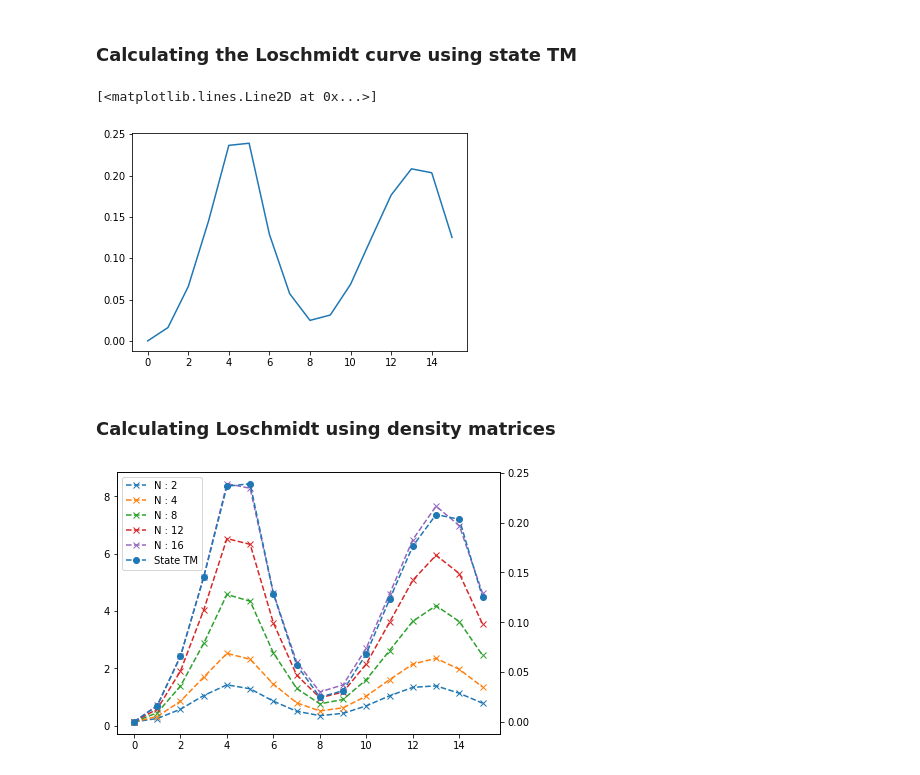
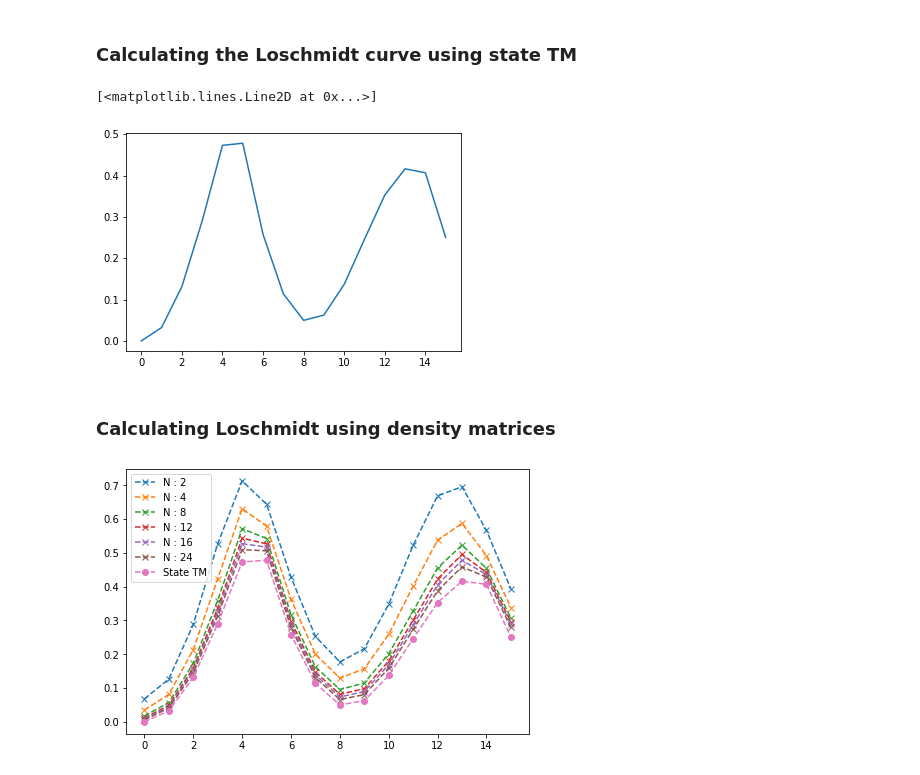
Before and after one commit to vinulw/qdmt, a Jupyter notebook: notebooks/Computing Loschmidt with Density.ipynb, the cells around one changed output. Saved outputs shown, nothing was run; the diff lists cells and outputs as text; code cells hidden in the pictures.

Commit message:
MISC - Fixing normalisation Loschmidt comparison

```diff
--- a/notebooks/Computing Loschmidt with Density.ipynb
+++ b/notebooks/Computing Loschmidt with Density.ipynb
@@ -144,13 +144,13 @@ ls = []
 A0 = Ats[0]
 
 for A in Ats:
-    ov = exact_overlap(A0, A)
+    ov = exact_overlap(A0, A)**2
     ls.append(-1*np.log(ov))
 # %%
 plt.plot(ls)
 # %% [output]
 [<matplotlib.lines.Line2D at 0x...>]
-[figure, old version]
+[figure, new version]
 # %% [markdown]
 ### Calculating Loschmidt using density matrices
 # %%
@@ -184,7 +184,7 @@ def TrAB(A, B, N, fixedA=None, fixedB=None):
     return ncon(tensors, contr)
 # %%
 overlapNDict = {}
-Ns = [2, 4, 8, 12, 16]
+Ns = [2, 4, 8, 12, 16, 24]
 A0 = Ats[0]
 f0 = fixPs[0]
 for N in Ns:
@@ -194,19 +194,19 @@ for N in Ns:
 # %%
 fig, ax = plt.subplots(layout='constrained')
 lines = []
 for N in Ns:
     ovs = np.abs(overlapNDict[N])
-    losch = -1*np.log(ovs)
+    losch = -1*np.log(ovs)/N
     line = ax.plot(losch, label=f'N : {N}', ls='--', marker='x')
     lines = lines + line
 
-ax2 = ax.twinx()
-line = ax2.plot(ls, label='State TM', ls='--', marker='o')
+#ax2 = ax.twinx()
+line = ax.plot(ls, label='State TM', ls='--', marker='o')
 lines = lines + line
 
 labels = [l.get_label() for l in lines]
 ax.legend(lines, labels, loc=0)
 
 plt.show()
 # %% [output]
-[figure, old version]
+[figure, new version]
```
Also changed, not shown: 2 other files.
